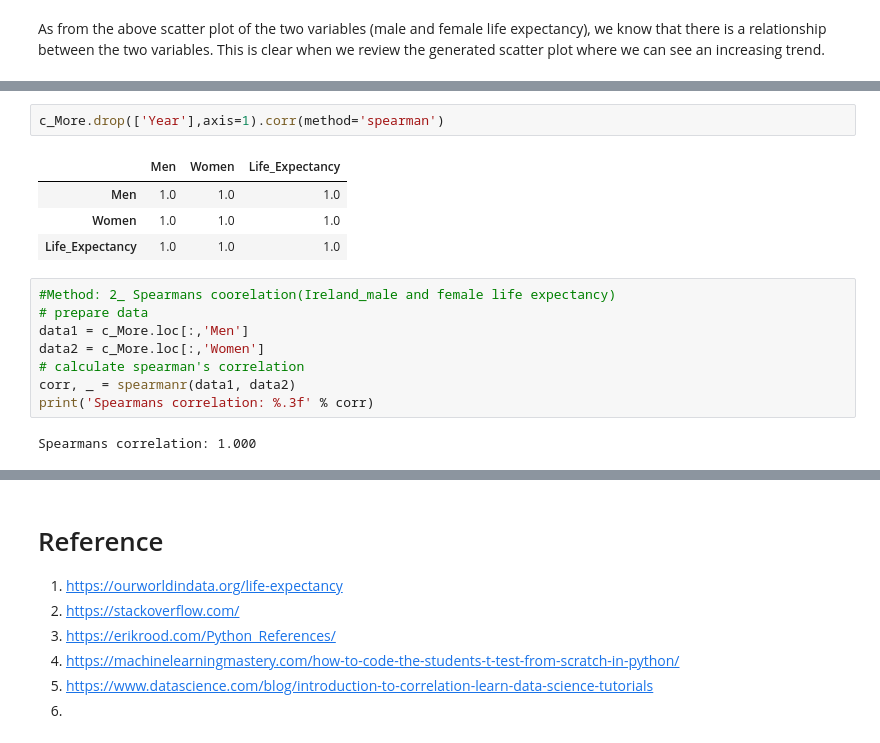
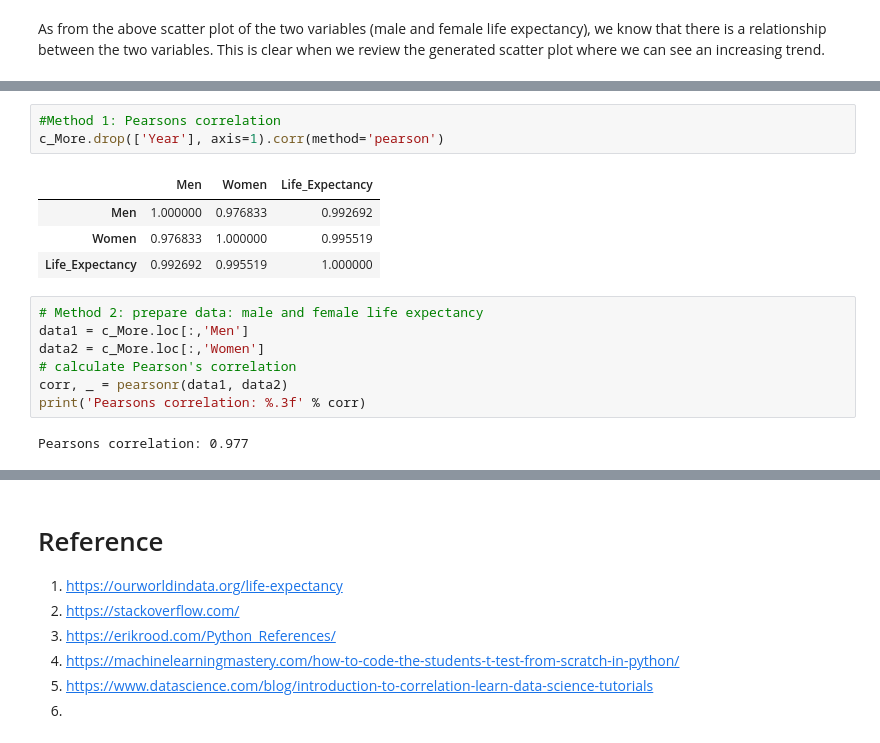
Before and after one commit to cdigap/ProgDA_Project, a Jupyter notebook: DataAnalytics_Project.ipynb, the cells around one changed output, grey strips where cells are left out. Saved outputs shown, nothing was run; the diff lists cells and outputs as text.

```diff
--- a/DataAnalytics_Project.ipynb
+++ b/DataAnalytics_Project.ipynb
@@ -758,17 +786,17 @@ the Spearman’s correlation coefficient (named for Charles Spearman) can be use
 # %%
-c_More.drop(['Year'],axis=1).corr(method='spearman')
+#Method 1: Pearsons correlation
+c_More.drop(['Year'], axis=1).corr(method='pearson')
 # %% [output]
 |  | Men | Women | Life_Expectancy |
-| Men | 1.0 | 1.0 | 1.0 |
-| Women | 1.0 | 1.0 | 1.0 |
-| Life_Expectancy | 1.0 | 1.0 | 1.0 |
+| Men | 1.000000 | 0.976833 | 0.992692 |
+| Women | 0.976833 | 1.000000 | 0.995519 |
+| Life_Expectancy | 0.992692 | 0.995519 | 1.000000 |
 # %%
-#Method: 2_ Spearmans coorelation(Ireland_male and female life expectancy)
-# prepare data
+# Method 2: prepare data: male and female life expectancy
 data1 = c_More.loc[:,'Men']
 data2 = c_More.loc[:,'Women']
-# calculate spearman's correlation
-corr, _ = spearmanr(data1, data2)
-print('Spearmans correlation: %.3f' % corr)
+# calculate Pearson's correlation
+corr, _ = pearsonr(data1, data2)
+print('Pearsons correlation: %.3f' % corr)
 # %% [output]
-Spearmans correlation: 1.000
+Pearsons correlation: 0.977
```
Also changed, not shown: parts of 31 cells of this notebook.
